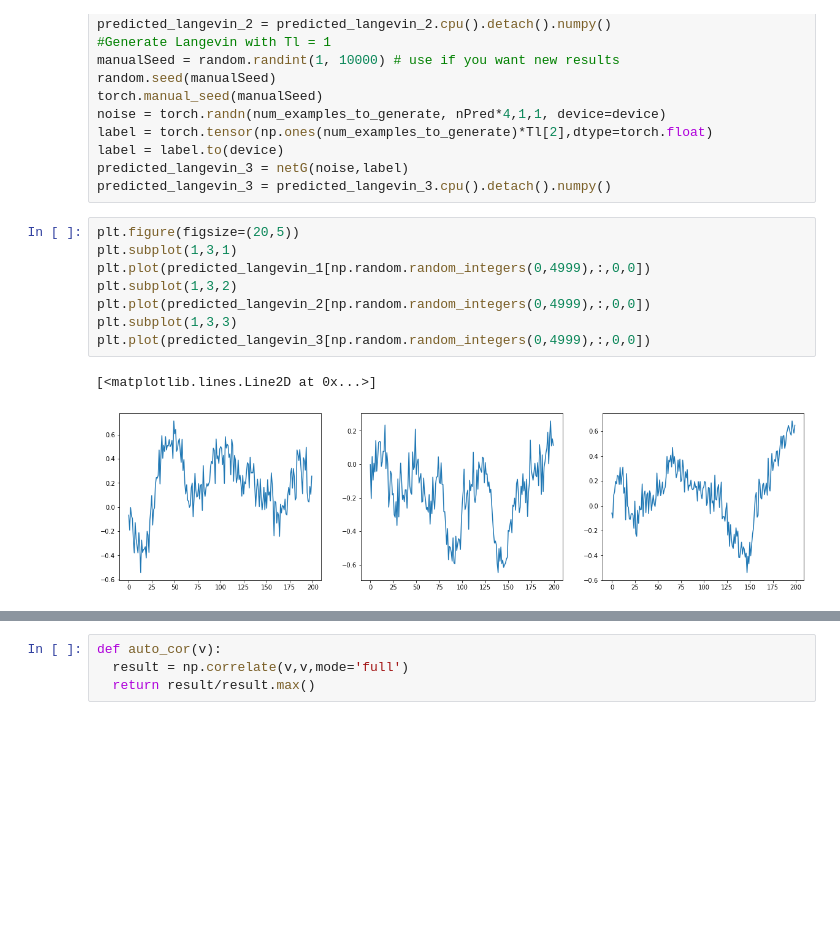
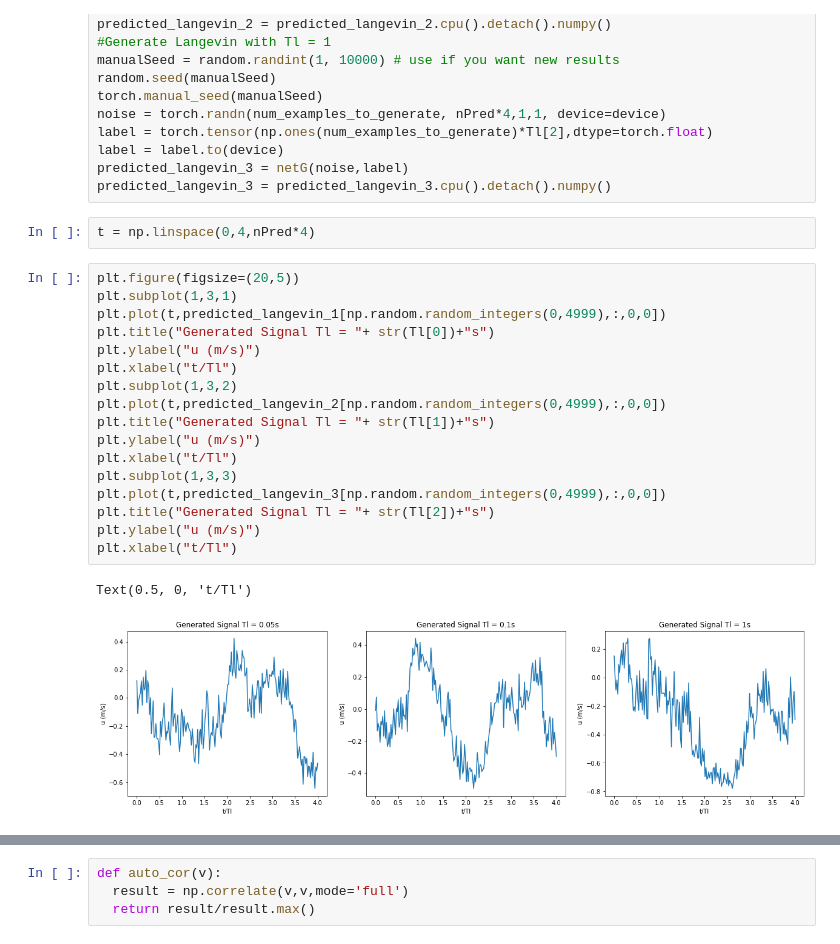
Before and after one commit to ferngonzalezp/Langevin-GAN, a Jupyter notebook: conditional_dcgan_langevin_pytroch.ipynb, the cells around one changed output, grey strips where cells are left out. Drawn from its saved outputs; the diff is of its cells as text; blank space fills up the shorter version.

```diff
--- a/conditional_dcgan_langevin_pytroch.ipynb
+++ b/conditional_dcgan_langevin_pytroch.ipynb
@@ -443,15 +443,26 @@ label = torch.tensor(np.ones(num_examples_to_generate)*Tl[2],dtype=torch.float)
 label = label.to(device)
 predicted_langevin_3 = netG(noise,label)
 predicted_langevin_3 = predicted_langevin_3.cpu().detach().numpy()
+# %%
+t = np.linspace(0,4,nPred*4)
 # %%
 plt.figure(figsize=(20,5))
 plt.subplot(1,3,1)
-plt.plot(predicted_langevin_1[np.random.random_integers(0,4999),:,0,0])
+plt.plot(t,predicted_langevin_1[np.random.random_integers(0,4999),:,0,0])
+plt.title("Generated Signal Tl = "+ str(Tl[0])+"s")
+plt.ylabel("u (m/s)")
+plt.xlabel("t/Tl")
 plt.subplot(1,3,2)
-plt.plot(predicted_langevin_2[np.random.random_integers(0,4999),:,0,0])
+plt.plot(t,predicted_langevin_2[np.random.random_integers(0,4999),:,0,0])
+plt.title("Generated Signal Tl = "+ str(Tl[1])+"s")
+plt.ylabel("u (m/s)")
+plt.xlabel("t/Tl")
 plt.subplot(1,3,3)
-plt.plot(predicted_langevin_3[np.random.random_integers(0,4999),:,0,0])
+plt.plot(t,predicted_langevin_3[np.random.random_integers(0,4999),:,0,0])
+plt.title("Generated Signal Tl = "+ str(Tl[2])+"s")
+plt.ylabel("u (m/s)")
+plt.xlabel("t/Tl")
 # %% [output]
-[<matplotlib.lines.Line2D at 0x...>]
+Text(0.5, 0, 't/Tl')
-[figure, old version]
+[figure, new version]
 # %%
```
Also changed, not shown: parts of 23 cells of this notebook.
